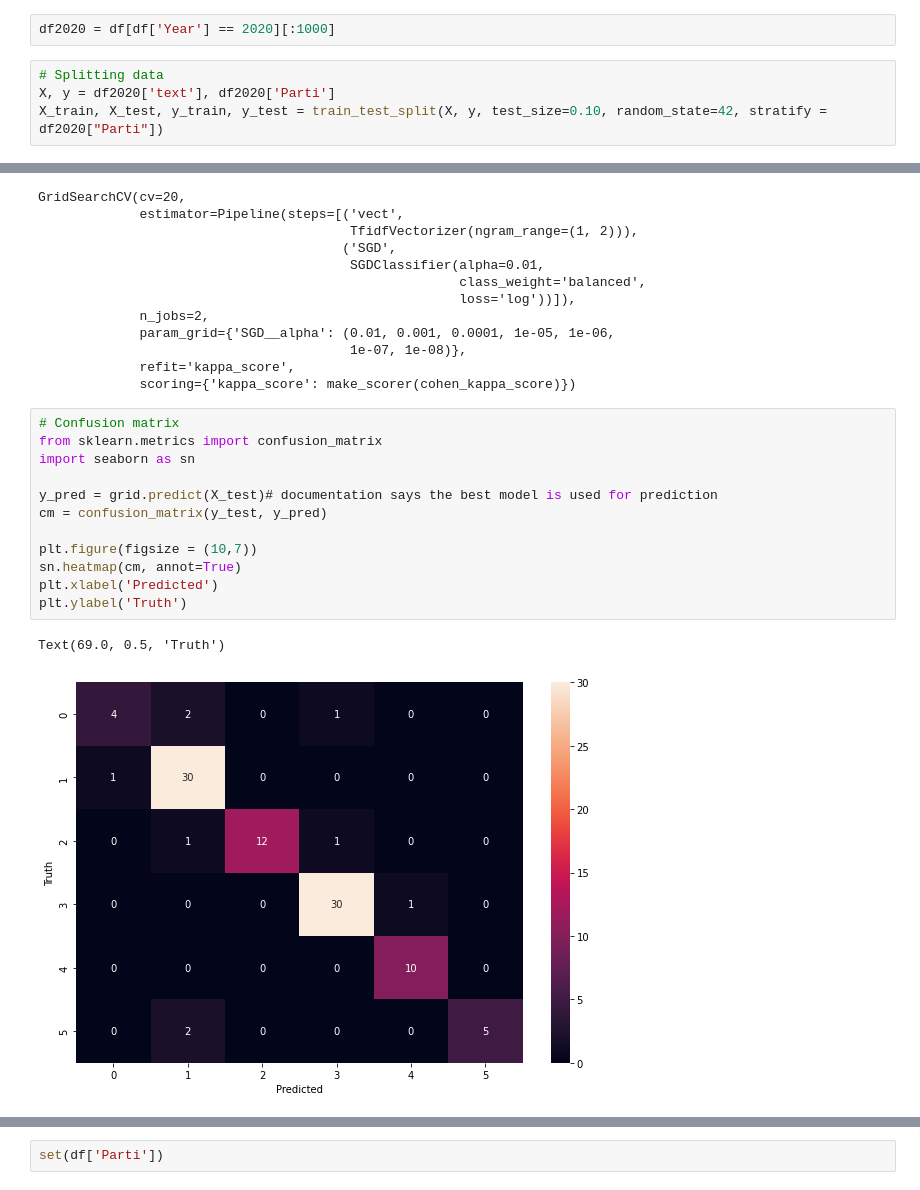
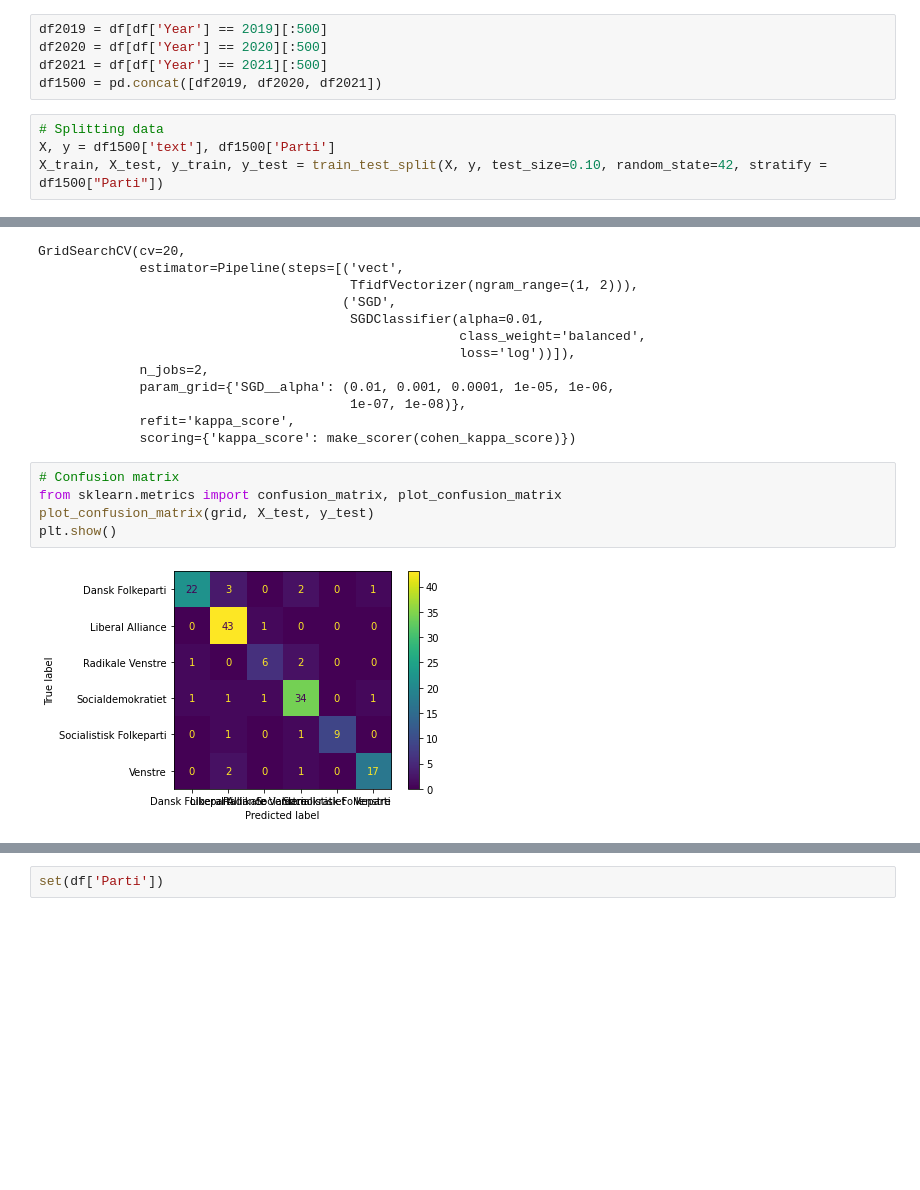
Before and after one commit to mortgad/bachelor_2021, a Jupyter notebook: 06_sgd-implementation.ipynb, the cells around one changed output, grey strips where cells are left out. Cells and saved outputs as stored; diff of their text form; blank space fills up the shorter version.

```diff
--- a/06_sgd-implementation.ipynb
+++ b/06_sgd-implementation.ipynb
@@ -37,11 +37,14 @@ Name: Parti, dtype: int64
 # %% [markdown]
 # Implementing Pipeline
 # %%
-df2020 = df[df['Year'] == 2020][:1000]
+df2019 = df[df['Year'] == 2019][:500]
+df2020 = df[df['Year'] == 2020][:500]
+df2021 = df[df['Year'] == 2021][:500]
+df1500 = pd.concat([df2019, df2020, df2021])
 # %%
 # Splitting data
-X, y = df2020['text'], df2020['Parti']
-X_train, X_test, y_train, y_test = train_test_split(X, y, test_size=0.10, random_state=42, stratify = df2020["Parti"])
+X, y = df1500['text'], df1500['Parti']
+X_train, X_test, y_train, y_test = train_test_split(X, y, test_size=0.10, random_state=42, stratify = df1500["Parti"])
 # %%
 pipe = Pipeline([
 ('vect', TfidfVectorizer(ngram_range=(1,2))),
@@ -75,19 +78,11 @@ GridSearchCV(cv=20,
              scoring={'kappa_score': make_scorer(cohen_kappa_score)})
 # %%
 # Confusion matrix
-from sklearn.metrics import confusion_matrix
-import seaborn as sn
-
-y_pred = grid.predict(X_test)# documentation says the best model is used for prediction
-cm = confusion_matrix(y_test, y_pred)
-
-plt.figure(figsize = (10,7))
-sn.heatmap(cm, annot=True)
-plt.xlabel('Predicted')
-plt.ylabel('Truth')
+from sklearn.metrics import confusion_matrix, plot_confusion_matrix
+plot_confusion_matrix(grid, X_test, y_test)
+plt.show()
 # %% [output]
-Text(69.0, 0.5, 'Truth')
-[figure, old version]
+[figure, new version]
 # %%
 # inspect results
 results = pd.DataFrame(grid.cv_results_)
```
Also changed, not shown: parts of 3 cells of this notebook, 6 other files.
